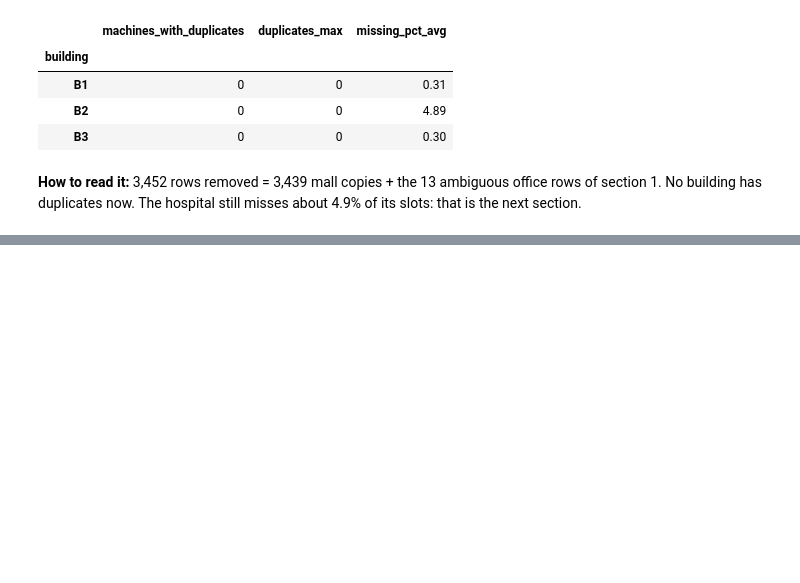
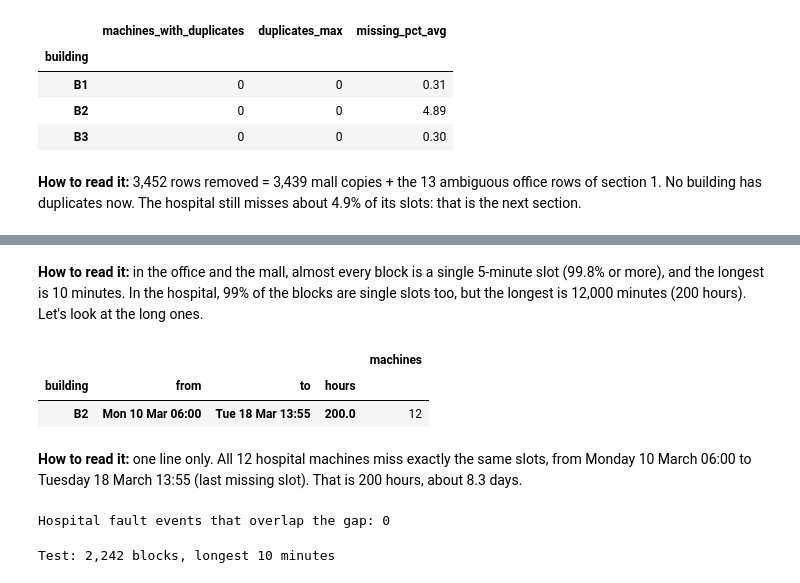
Before and after one commit to serrasm19/ahu-fault-detection, a Jupyter notebook: submission/code/notebooks/02_data_quality.ipynb, the cells around one changed output, grey strips where cells are left out. Drawn from its saved outputs; the diff is of its cells as text; code cells hidden in the pictures; blank space fills up the shorter version.

```diff
--- a/submission/code/notebooks/02_data_quality.ipynb
+++ b/submission/code/notebooks/02_data_quality.ipynb
@@ -327,0 +356,29 @@ Rows before: 2,053,533  after: 2,050,081  removed: 3,452
+# %% [markdown]
+**How to read it:** in the office and the mall, almost every block is a single 5-minute slot (99.8% or more), and the longest is 10 minutes. In the hospital, 99% of the blocks are single slots too, but the longest is 12,000 minutes (200 hours). Let's look at the long ones.
+# %%
+# Blocks of one hour or more, with the day names
+long_gaps = gaps[gaps["hours"] >= 1].copy()
+long_gaps["from"] = long_gaps["start"].dt.strftime("%a %d %b %H:%M")
+long_gaps["to"] = long_gaps["end"].dt.strftime("%a %d %b %H:%M")
+long_gaps.groupby(["building", "from", "to", "hours"]).agg(machines=("ahu_id", "nunique"))
+# %% [output]
+|  |  |  |  | machines |
+| building | from | to | hours |  |
+| B2 | Mon 10 Mar 06:00 | Tue 18 Mar 13:55 | 200.0 | 12 |
+# %% [markdown]
+**How to read it:** one line only. All 12 hospital machines miss exactly the same slots, from Monday 10 March 06:00 to Tuesday 18 March 13:55 (last missing slot). That is 200 hours, about 8.3 days.
+# %%
+# Does the long gap hit a labelled fault event? (an event is lost if its rows are missing)
+labels = load_labels()
+gap_start, gap_end = long_gaps["start"].min(), long_gaps["end"].max()
+in_gap_machines = labels["ahu_id"].isin(long_gaps["ahu_id"])
+overlaps = (labels["start"] <= gap_end) & (labels["end"] >= gap_start)
+print(f"Hospital fault events that overlap the gap: {(in_gap_machines & overlaps).sum()}")
+# %% [output]
+Hospital fault events that overlap the gap: 0
+# %%
+# Same check on the test data (no cleaning needed there): any long gap?
+test_gaps = gap_blocks(load_sensors("test"))
+print(f"Test: {len(test_gaps):,} blocks, longest {test_gaps['hours'].max() * 60:.0f} minutes")
+# %% [output]
+Test: 2,242 blocks, longest 10 minutes
```
Also changed, not shown: parts of 5 cells of this notebook.
